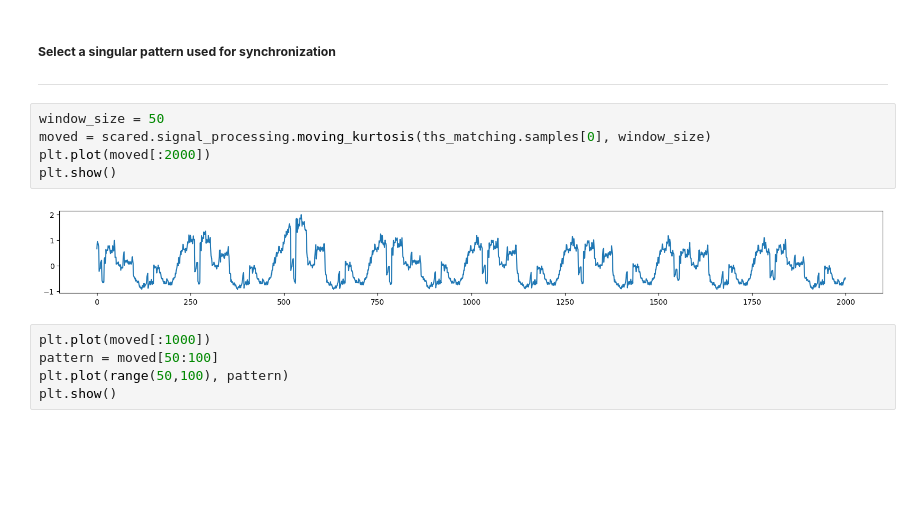
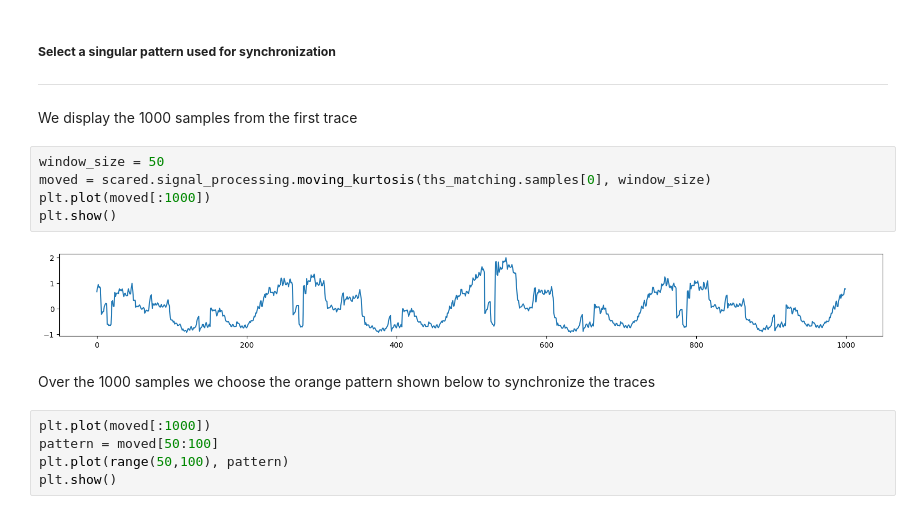
Before and after one commit to anders1901/Dilithium-decompose, a Jupyter notebook: template/4.6_ARM_dilithium_template_modularity.ipynb, the cells around one changed output. Cells and saved outputs as stored; diff of their text form; blank space fills up the shorter version.

```diff
--- a/template/4.6_ARM_dilithium_template_modularity.ipynb
+++ b/template/4.6_ARM_dilithium_template_modularity.ipynb
@@ -34,13 +42,17 @@ plt.show()
 # %% [markdown]
 ##### **Select a singular pattern used for synchronization**
 --------
-# %%
-window_size = 50
-moved = scared.signal_processing.moving_kurtosis(ths_matching.samples[0], window_size)
-plt.plot(moved[:2000])
-plt.show()
-# %% [output]
-[figure, removed]
+# %% [markdown]
+We display the 1000 samples from the first trace
+# %%
+window_size = 50
+moved = scared.signal_processing.moving_kurtosis(ths_matching.samples[0], window_size)
+plt.plot(moved[:1000])
+plt.show()
+# %% [output]
+[figure, added]
+# %% [markdown]
+Over the 1000 samples we choose the orange pattern shown below to synchronize the traces
 # %%
 plt.plot(moved[:1000])
 pattern = moved[50:100]
```
Also changed, not shown: parts of 17 cells of this notebook, 4 other files.
